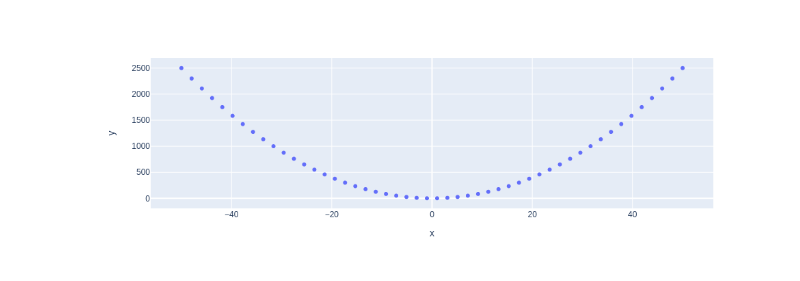
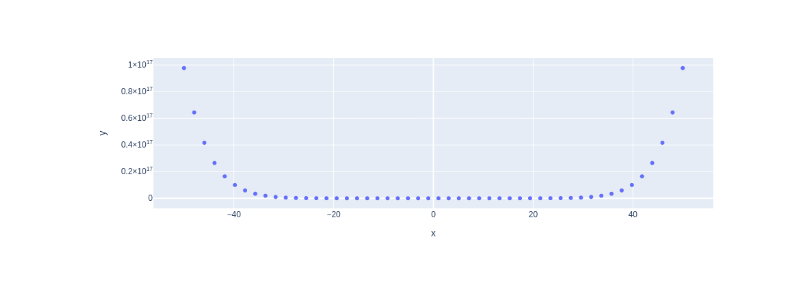
Before and after one commit to DRAUPA/test_notebook, a Jupyter notebook: my_notebook.ipynb, the cells around one changed output. Saved outputs shown, nothing was run; the diff lists cells and outputs as text; code cells hidden in the pictures.

```diff
--- a/my_notebook.ipynb
+++ b/my_notebook.ipynb
@@ -4,7 +4,7 @@ import plotly.express as px
 # x-axis data points
 x = np.linspace(start=-50, stop=50)
 # y-axis data points
-y = x ** 2
+y = x ** 10
 # define the plot
 fig = px.scatter(x=x, y=y)
 fig.show()
@@ -13 +12 @@ fig.show()
-[figure, old version]
+[figure, new version]
```
Also changed, not shown: parts of 1 cell of this notebook.
